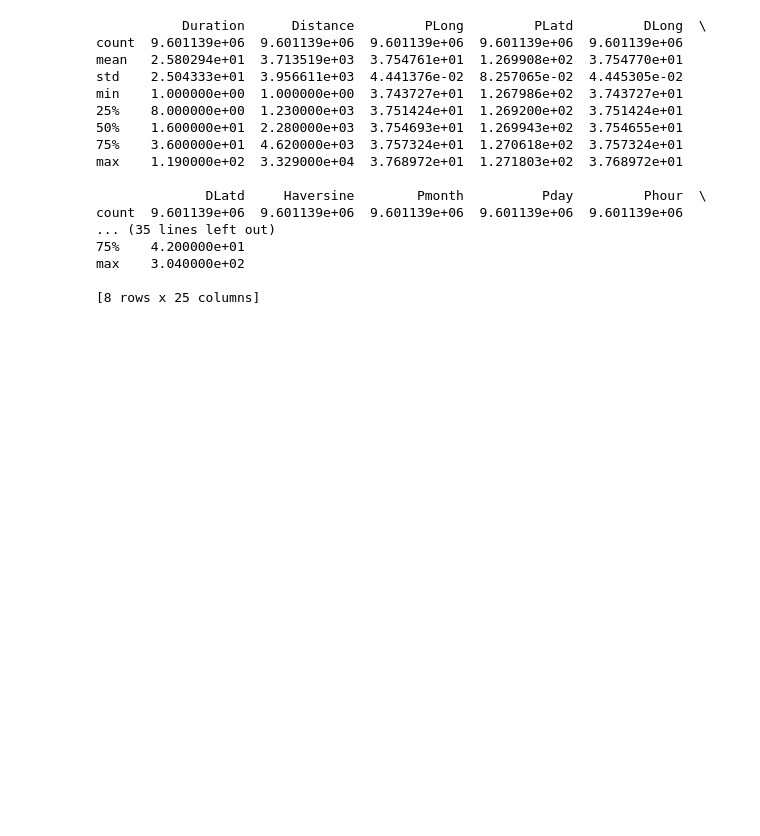
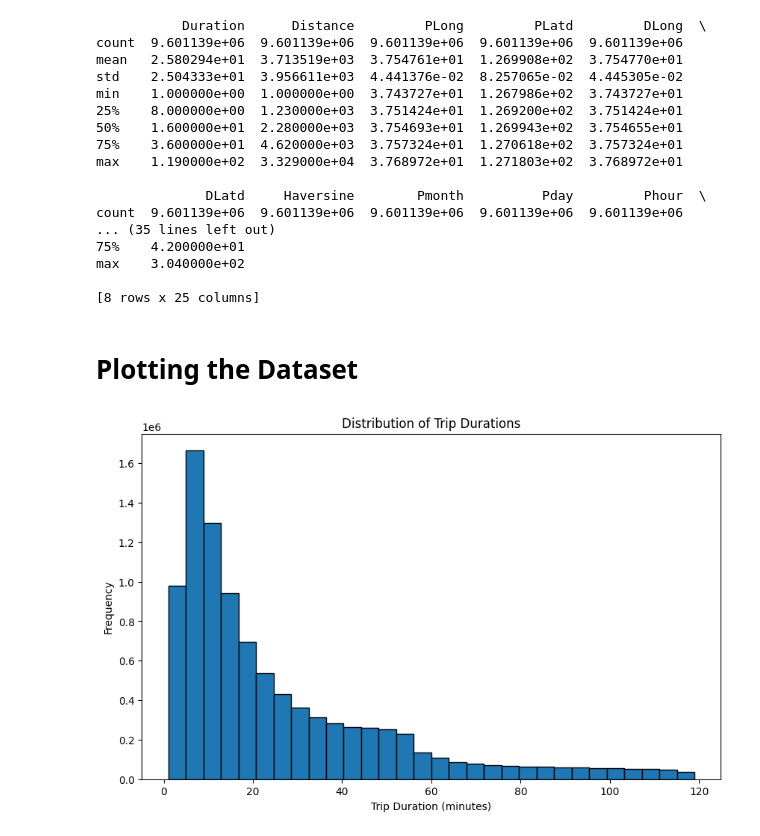
Before and after one commit to dp2292/CP01-Data-Alchemists, a Jupyter notebook: SBT_Graphs_Dhruv.ipynb, the cells around one changed output. Drawn from its saved outputs; the diff is of its cells as text; code cells hidden in the pictures; blank space fills up the shorter version.

Commit message:
Added some plots

```diff
--- a/SBT_Graphs_Dhruv.ipynb
+++ b/SBT_Graphs_Dhruv.ipynb
@@ -88,3 +88,15 @@ count  9.601139e+06  9.601139e+06  9.601139e+06  9.601139e+06  9.601139e+06
 max    3.040000e+02
 
 [8 rows x 25 columns]
+# %% [markdown]
+# Plotting the Dataset
+# %%
+# Histogram of trip duration
+plt.figure(figsize=(10, 6))
+plt.hist(df['Duration'], bins=30, edgecolor='k')
+plt.xlabel('Trip Duration (minutes)')
+plt.ylabel('Frequency')
+plt.title('Distribution of Trip Durations')
+plt.show()
+# %% [output]
+[figure, added]
```
Also changed, not shown: parts of 10 cells of this notebook.
